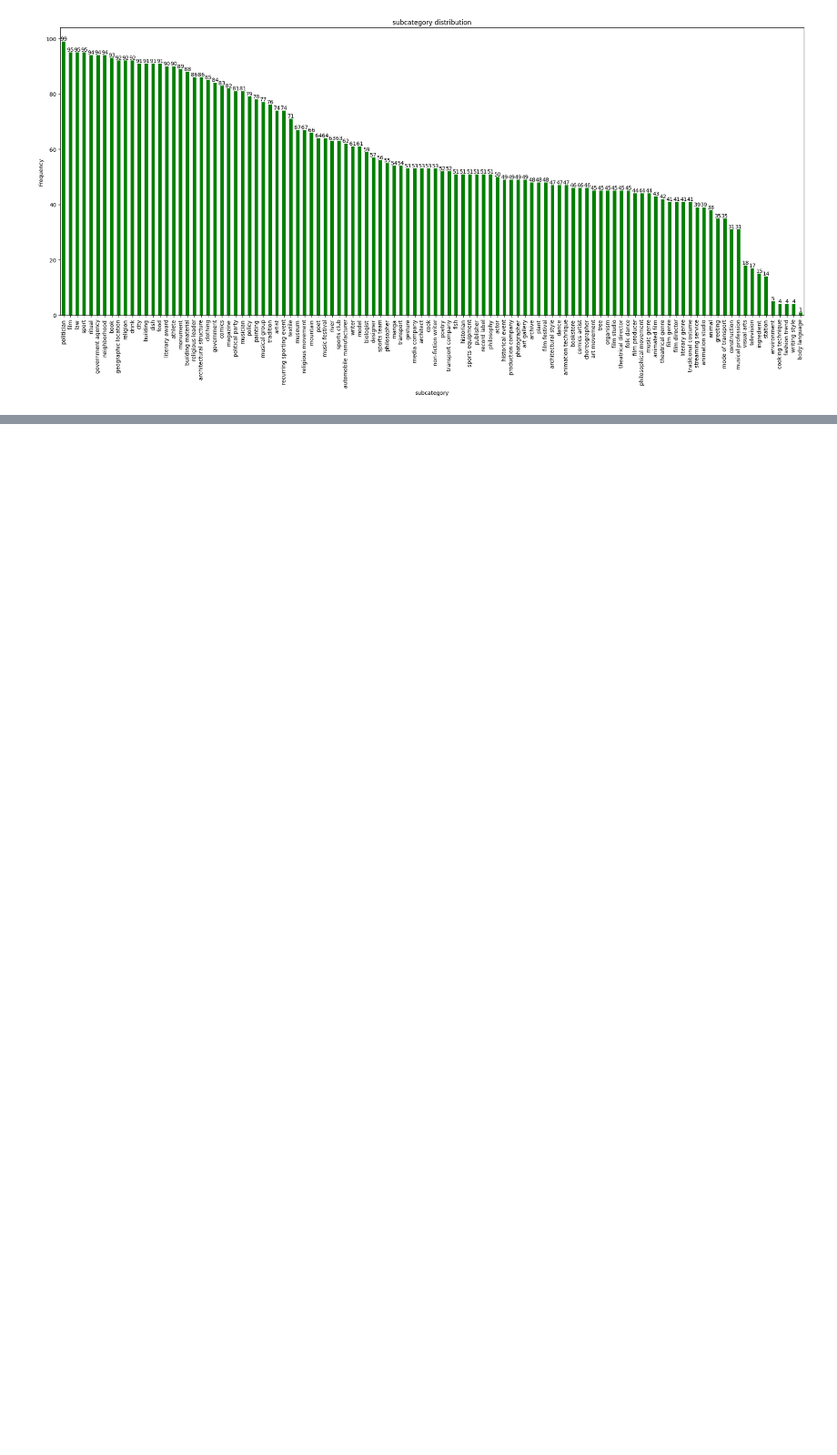
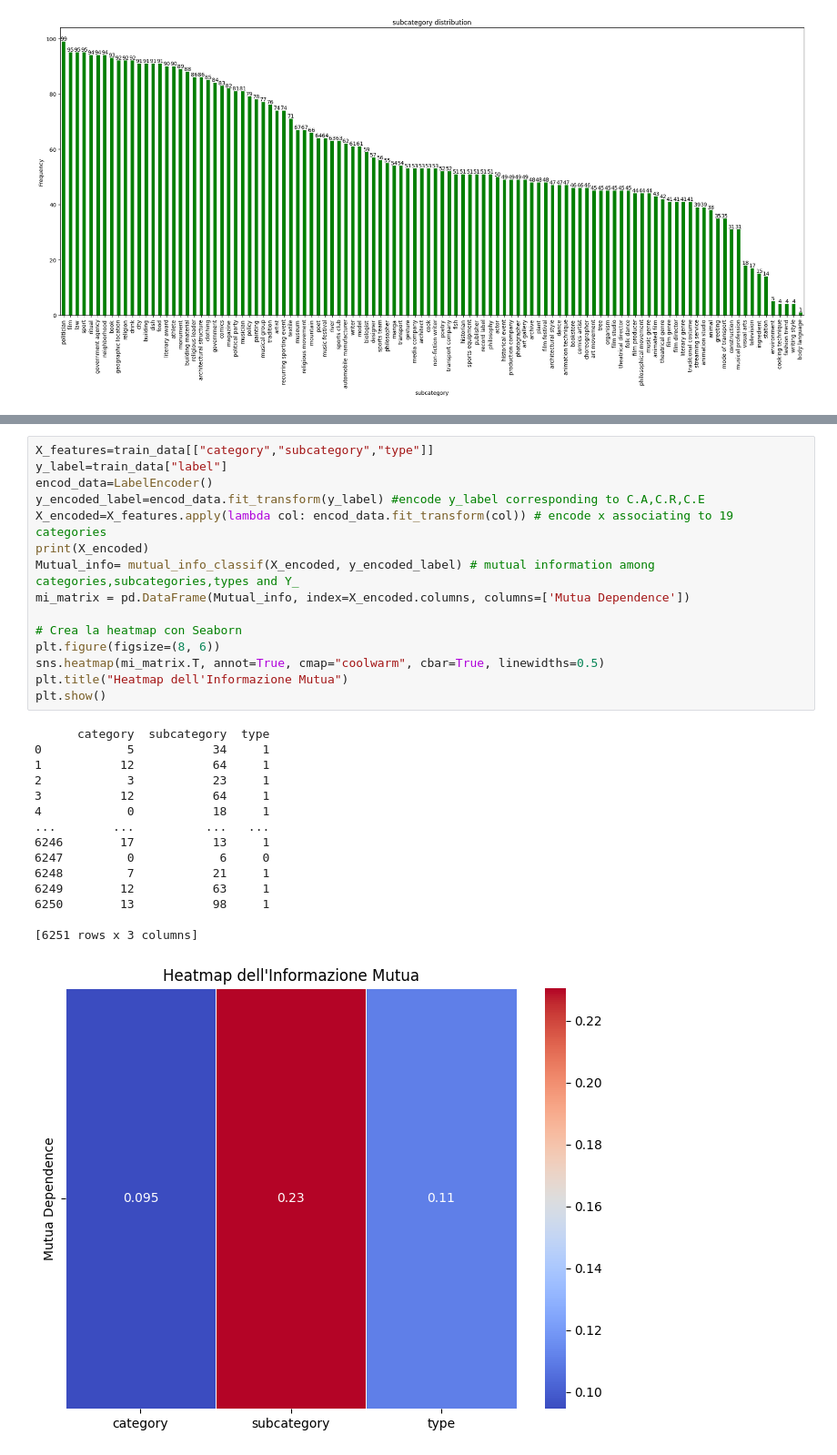
Before and after one commit to LucaColamarino/MNLP_HW1, a Jupyter notebook: EDA.ipynb, the cells around one changed output, grey strips where cells are left out. Shown: that part at 91% size. Cells and saved outputs as stored; diff of their text form; blank space fills up the shorter version.

Commit message:
Aggiunto file EDA (fino al punto della Mutual Information da rivedere)

```diff
--- a/EDA.ipynb
+++ b/EDA.ipynb
@@ -112,0 +136,31 @@ label
+# %%
+X_features=train_data[["category","subcategory","type"]]
+y_label=train_data["label"]
+encod_data=LabelEncoder()
+y_encoded_label=encod_data.fit_transform(y_label) #encode y_label corresponding to C.A,C.R,C.E
+X_encoded=X_features.apply(lambda col: encod_data.fit_transform(col)) # encode x associating to 19 categories
+print(X_encoded)
+Mutual_info= mutual_info_classif(X_encoded, y_encoded_label) # mutual information among categories,subcategories,types and Y_
+mi_matrix = pd.DataFrame(Mutual_info, index=X_encoded.columns, columns=['Mutua Dependence'])
+
+# Crea la heatmap con Seaborn
+plt.figure(figsize=(8, 6))
+sns.heatmap(mi_matrix.T, annot=True, cmap="coolwarm", cbar=True, linewidths=0.5)
+plt.title("Heatmap dell'Informazione Mutua")
+plt.show()
+# %% [output]
+      category  subcategory  type
+0            5           34     1
+1           12           64     1
+2            3           23     1
+3           12           64     1
+4            0           18     1
+...        ...          ...   ...
+6246        17           13     1
+6247         0            6     0
+6248         7           21     1
+6249        12           63     1
+6250        13           98     1
+
+[6251 rows x 3 columns]
+[figure, added]
```
Also changed, not shown: parts of 3 cells of this notebook.
